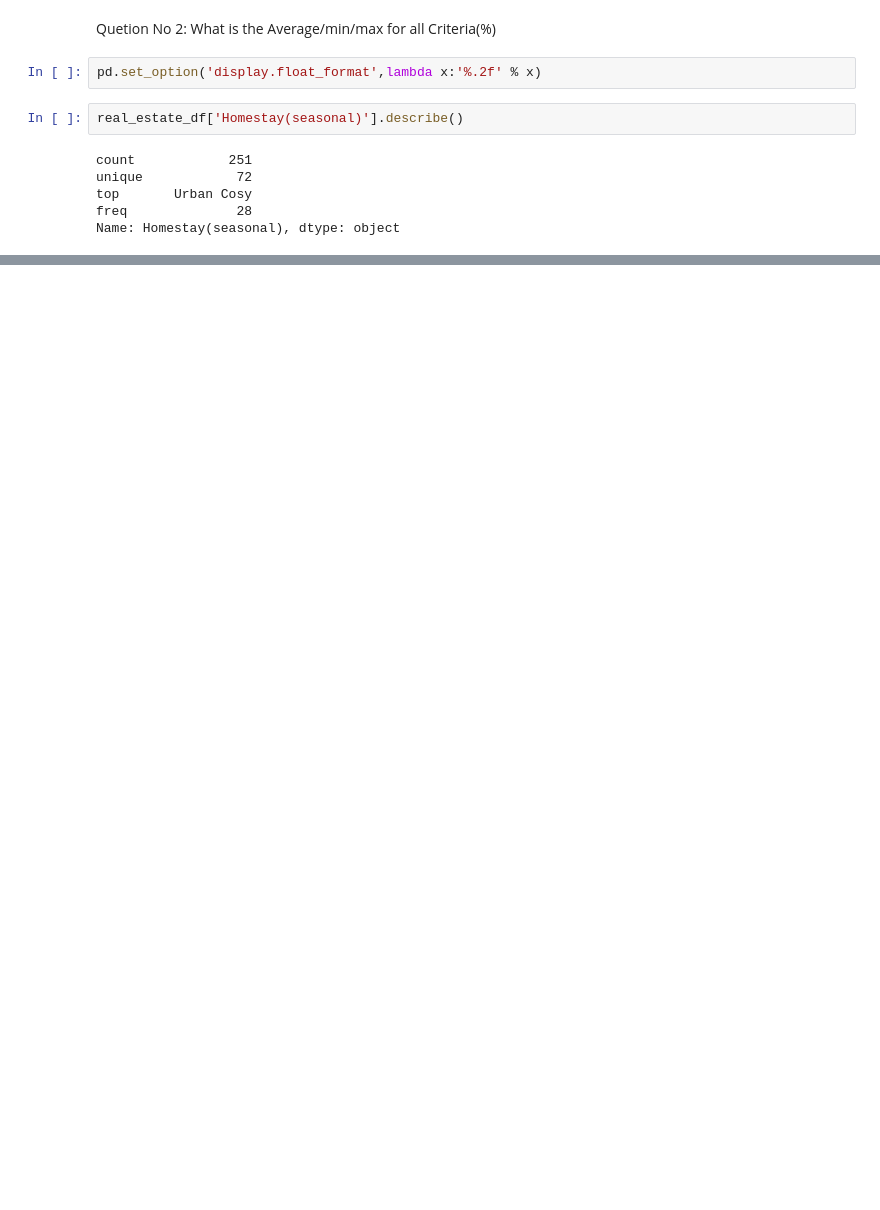
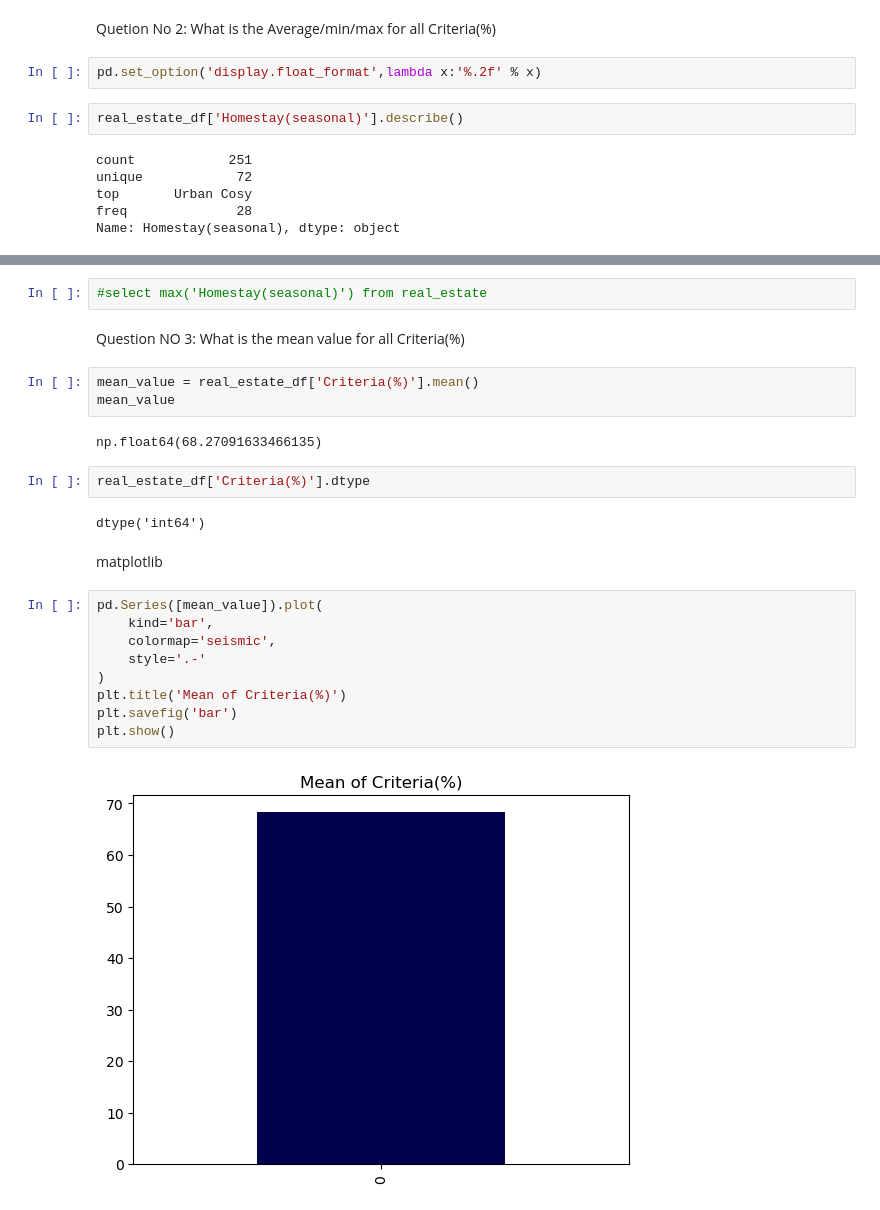
Before and after one commit to CyberWol-12/Data-science-project-with-python-webscraping, a Jupyter notebook: homestay.ipynb, the cells around one changed output, grey strips where cells are left out. Drawn from its saved outputs; the diff is of its cells as text; blank space fills up the shorter version.

```diff
--- a/homestay.ipynb
+++ b/homestay.ipynb
@@ -716,0 +721,26 @@ real_estate_df.loc[real_estate_df['Homestay(seasonal)'] == 'social\xa0Cosy']
+# %%
+#select max('Homestay(seasonal)') from real_estate
+# %% [markdown]
+Question NO 3: What is the mean value for all Criteria(%)
+# %%
+mean_value = real_estate_df['Criteria(%)'].mean()
+mean_value
+# %% [output]
+np.float64(68.27091633466135)
+# %%
+real_estate_df['Criteria(%)'].dtype
+# %% [output]
+dtype('int64')
+# %% [markdown]
+matplotlib
+# %%
+pd.Series([mean_value]).plot(
+    kind='bar',
+    colormap='seismic',
+    style='.-'
+)
+plt.title('Mean of Criteria(%)')
+plt.savefig('bar')
+plt.show()
+# %% [output]
+[figure, added]
```
Also changed, not shown: parts of 5 cells of this notebook, 2 other files.
